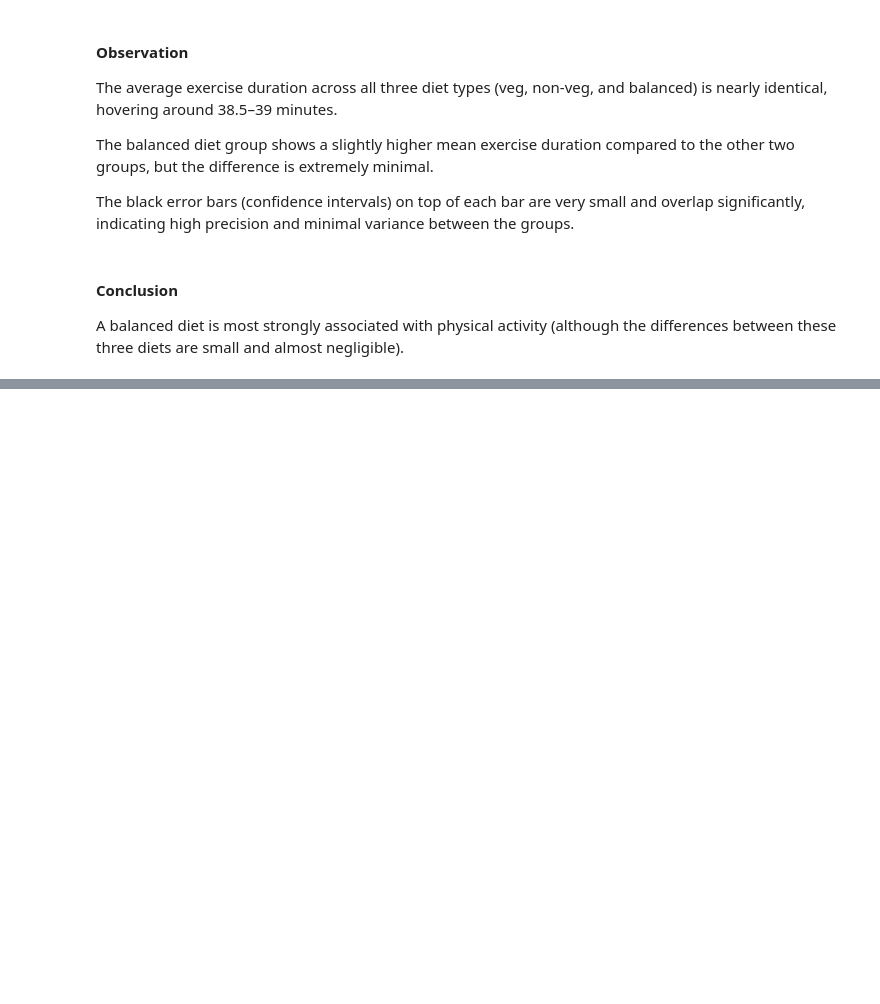
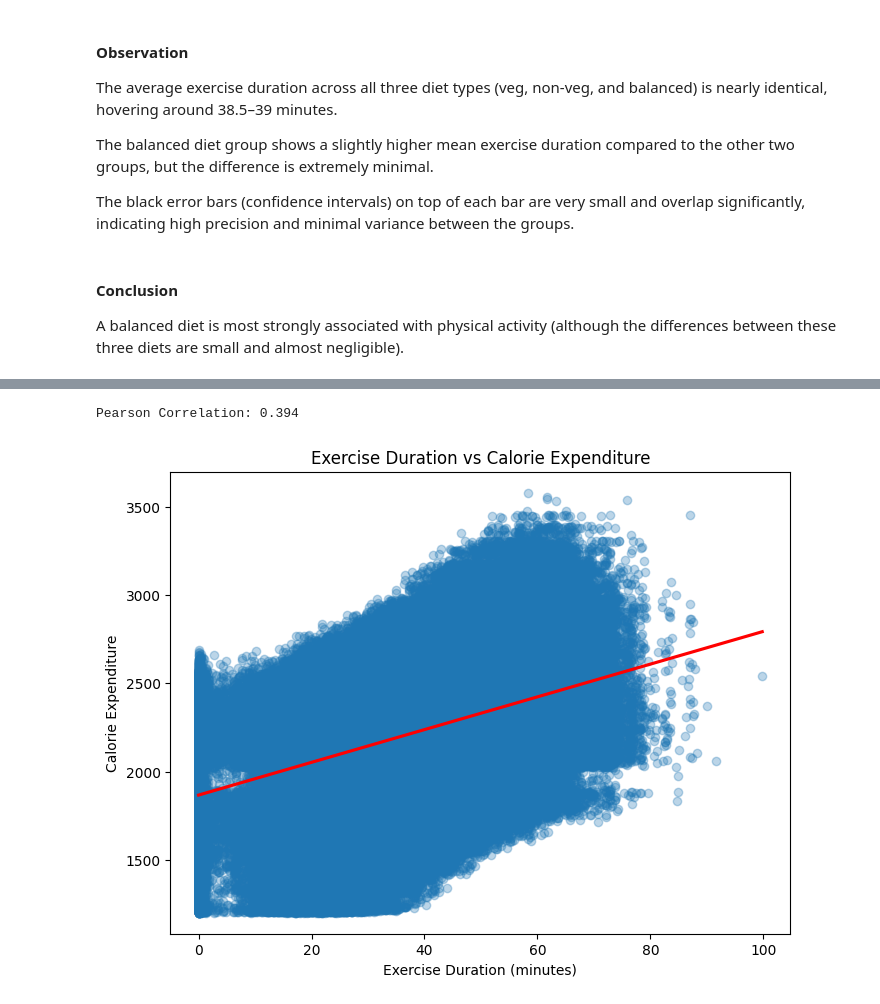
Before and after one commit to ntthach-hub/student-health-risk-prediction, a Jupyter notebook: notebooks/02_Research_Questions.ipynb, the cells around one changed output, grey strips where cells are left out. Drawn from its saved outputs; the diff is of its cells as text; code cells hidden in the pictures; blank space fills up the shorter version.

```diff
--- a/notebooks/02_Research_Questions.ipynb
+++ b/notebooks/02_Research_Questions.ipynb
@@ -275,0 +278,3 @@ A balanced diet is most strongly associated with physical activity (although the
+# %%
+df_q5 = train[["exercise_duration", "calorie_expenditure"]].dropna()
+df_q5.head()
@@ -275,0 +301,23 @@ A balanced diet is most strongly associated with physical activity (although the
+# %%
+corr = df_q5["exercise_duration"].corr(df_q5["calorie_expenditure"])
+print(f"Pearson Correlation: {corr:.3f}")
+# %% [output]
+Pearson Correlation: 0.394
+# %%
+# Visualization
+# Scatter Plot
+plt.figure(figsize=(8,6))
+sns.regplot(
+    data=df_q5,
+    x="exercise_duration",
+    y="calorie_expenditure",
+    scatter_kws={"alpha":0.3},
+    line_kws={"color":"red"}
+)
+plt.title("Exercise Duration vs Calorie Expenditure")
+plt.xlabel("Exercise Duration (minutes)")
+plt.ylabel("Calorie Expenditure")
+
+plt.show()
+# %% [output]
+[figure, added]
```
Also changed, not shown: parts of 23 cells of this notebook, 14 other files.
